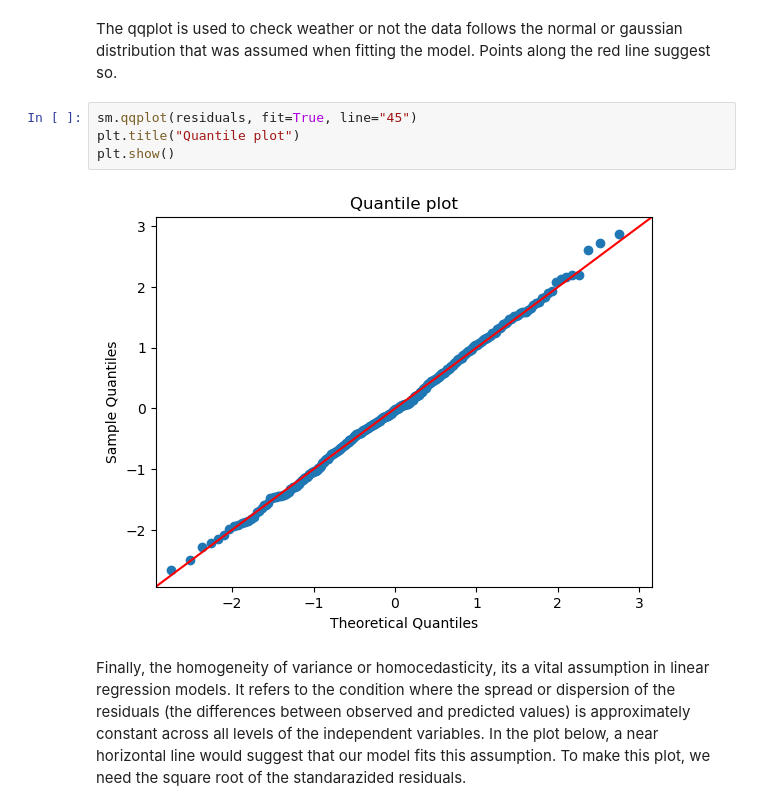
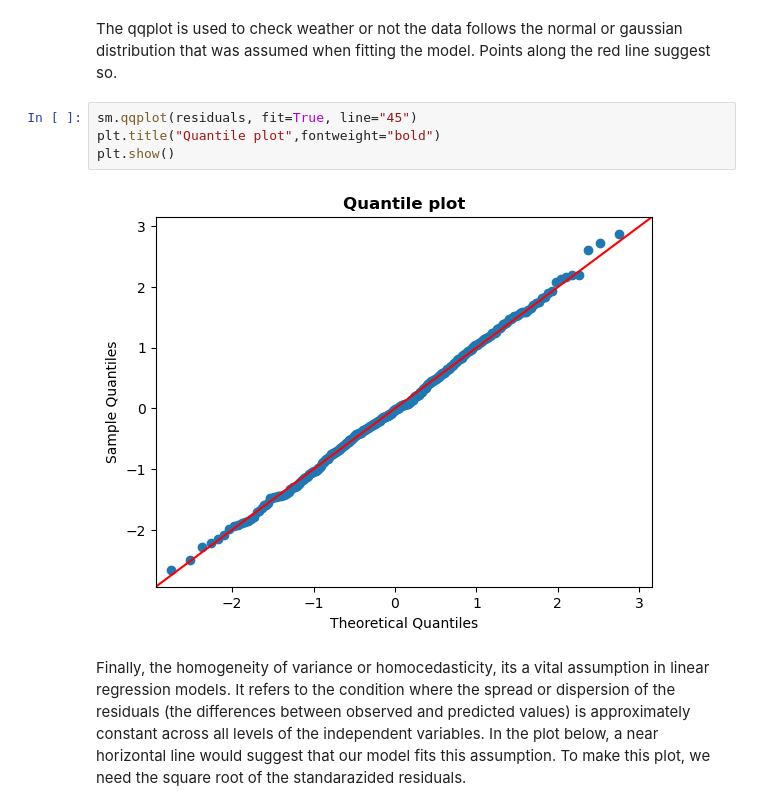
Before and after one commit to gfmg/PoDA, a Jupyter notebook: penguins.ipynb, the cells around one changed output. Saved outputs shown, nothing was run; the diff lists cells and outputs as text.

```diff
--- a/penguins.ipynb
+++ b/penguins.ipynb
@@ -254,10 +256,10 @@ plt.show(rf)
 The qqplot is used to check weather or not the data follows the normal or gaussian distribution that was assumed when fitting the model. Points along the red line suggest so.
 # %%
 sm.qqplot(residuals, fit=True, line="45")
-plt.title("Quantile plot")
+plt.title("Quantile plot",fontweight="bold")
 plt.show()
 # %% [output]
-[figure, old version]
+[figure, new version]
 # %% [markdown]
 Finally, the homogeneity of variance or homocedasticity, its a vital assumption in linear regression models. It refers to the condition where the spread or dispersion of the residuals (the differences between observed and predicted values) is approximately constant across all levels of the independent variables. In the plot below, a near horizontal line would suggest that our model fits this assumption. To make this plot, we need the square root of the standarazided residuals.
 # %%
```
Also changed, not shown: parts of 13 cells of this notebook.
